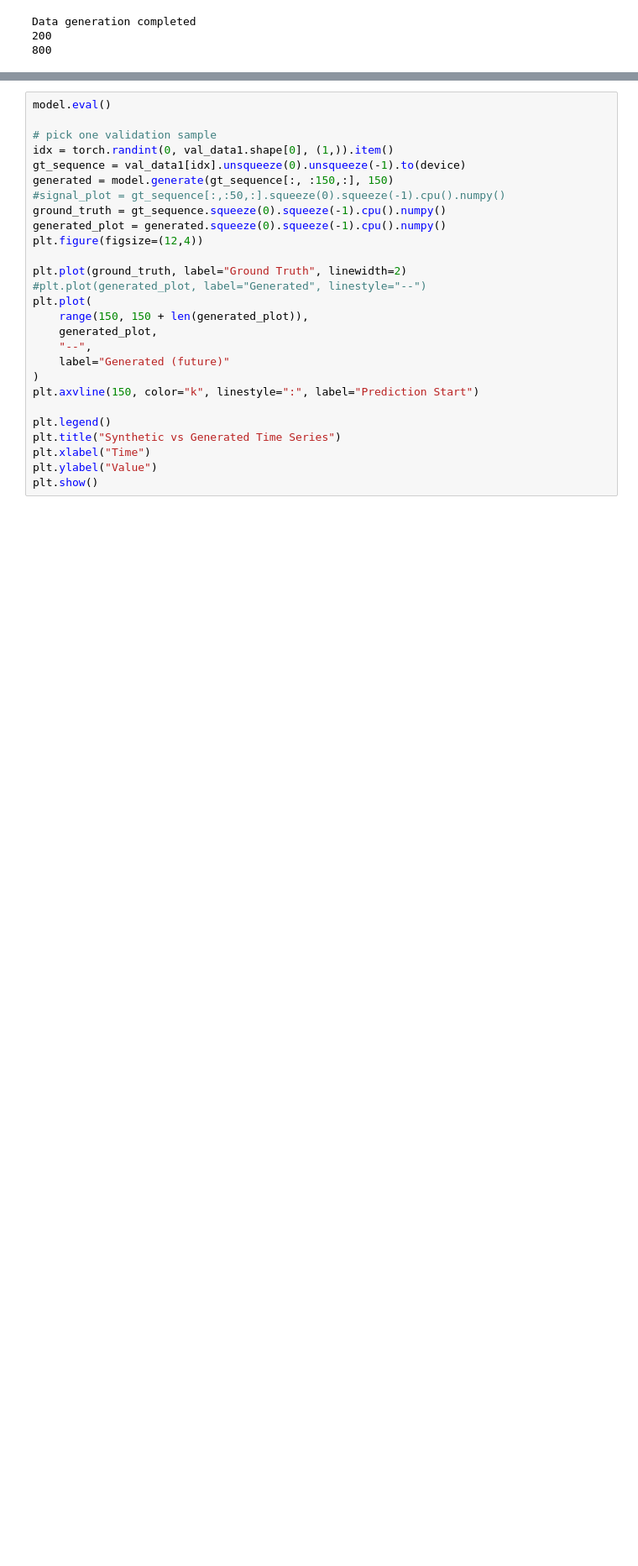
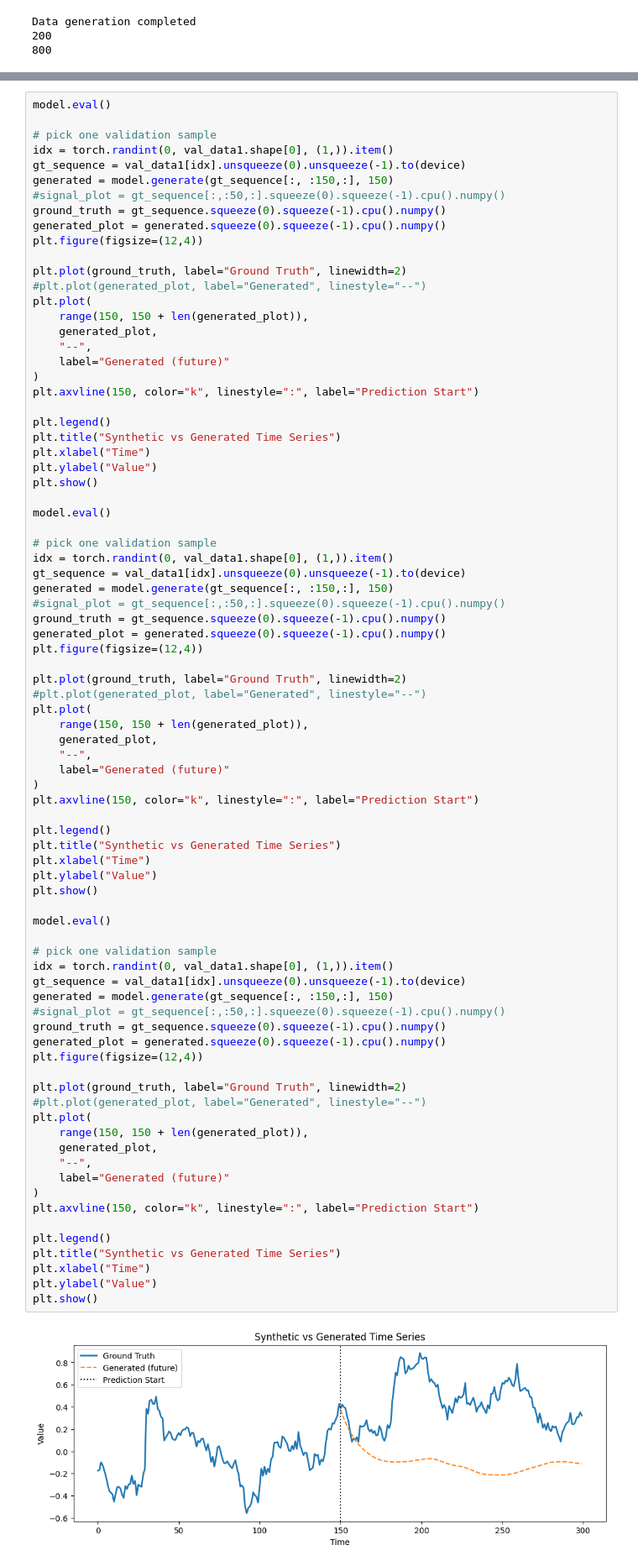
Before and after one commit to xMotska/DGP-transformer, a Jupyter notebook: Testing.ipynb, the cells around one changed output, grey strips where cells are left out. Shown at 84% size. Cells and saved outputs as stored; diff of their text form; blank space fills up the shorter version.

```diff
--- a/Testing.ipynb
+++ b/Testing.ipynb
@@ -551,27 +551,83 @@ Epoch 50/50 | Train: 0.0556 | Val: 0.0820
 # %%
 model.eval()
 
 # pick one validation sample
 idx = torch.randint(0, val_data1.shape[0], (1,)).item()
 gt_sequence = val_data1[idx].unsqueeze(0).unsqueeze(-1).to(device)
 generated = model.generate(gt_sequence[:, :150,:], 150)
 #signal_plot = gt_sequence[:,:50,:].squeeze(0).squeeze(-1).cpu().numpy()
 ground_truth = gt_sequence.squeeze(0).squeeze(-1).cpu().numpy()
 generated_plot = generated.squeeze(0).squeeze(-1).cpu().numpy()
 plt.figure(figsize=(12,4))
 
 plt.plot(ground_truth, label="Ground Truth", linewidth=2)
 #plt.plot(generated_plot, label="Generated", linestyle="--")
 plt.plot(
     range(150, 150 + len(generated_plot)),
     generated_plot,
     "--",
     label="Generated (future)"
 )
 plt.axvline(150, color="k", linestyle=":", label="Prediction Start")
 
 plt.legend()
 plt.title("Synthetic vs Generated Time Series")
 plt.xlabel("Time")
 plt.ylabel("Value")
 plt.show()
+
+model.eval()
+
+# pick one validation sample
+idx = torch.randint(0, val_data1.shape[0], (1,)).item()
+gt_sequence = val_data1[idx].unsqueeze(0).unsqueeze(-1).to(device)
+generated = model.generate(gt_sequence[:, :150,:], 150)
+#signal_plot = gt_sequence[:,:50,:].squeeze(0).squeeze(-1).cpu().numpy()
+ground_truth = gt_sequence.squeeze(0).squeeze(-1).cpu().numpy()
+generated_plot = generated.squeeze(0).squeeze(-1).cpu().numpy()
+plt.figure(figsize=(12,4))
+
+plt.plot(ground_truth, label="Ground Truth", linewidth=2)
+#plt.plot(generated_plot, label="Generated", linestyle="--")
+plt.plot(
+    range(150, 150 + len(generated_plot)),
+    generated_plot,
+    "--",
+    label="Generated (future)"
+)
+plt.axvline(150, color="k", linestyle=":", label="Prediction Start")
+
+plt.legend()
+plt.title("Synthetic vs Generated Time Series")
+plt.xlabel("Time")
+plt.ylabel("Value")
+plt.show()
+
+model.eval()
+
+# pick one validation sample
+idx = torch.randint(0, val_data1.shape[0], (1,)).item()
+gt_sequence = val_data1[idx].unsqueeze(0).unsqueeze(-1).to(device)
+generated = model.generate(gt_sequence[:, :150,:], 150)
+#signal_plot = gt_sequence[:,:50,:].squeeze(0).squeeze(-1).cpu().numpy()
+ground_truth = gt_sequence.squeeze(0).squeeze(-1).cpu().numpy()
+generated_plot = generated.squeeze(0).squeeze(-1).cpu().numpy()
+plt.figure(figsize=(12,4))
+
+plt.plot(ground_truth, label="Ground Truth", linewidth=2)
+#plt.plot(generated_plot, label="Generated", linestyle="--")
+plt.plot(
+    range(150, 150 + len(generated_plot)),
+    generated_plot,
+    "--",
+    label="Generated (future)"
+)
+plt.axvline(150, color="k", linestyle=":", label="Prediction Start")
+
+plt.legend()
+plt.title("Synthetic vs Generated Time Series")
+plt.xlabel("Time")
+plt.ylabel("Value")
+plt.show()
+# %% [output]
+[figure, added]
```
Also changed, not shown: parts of 1 cell of this notebook.
